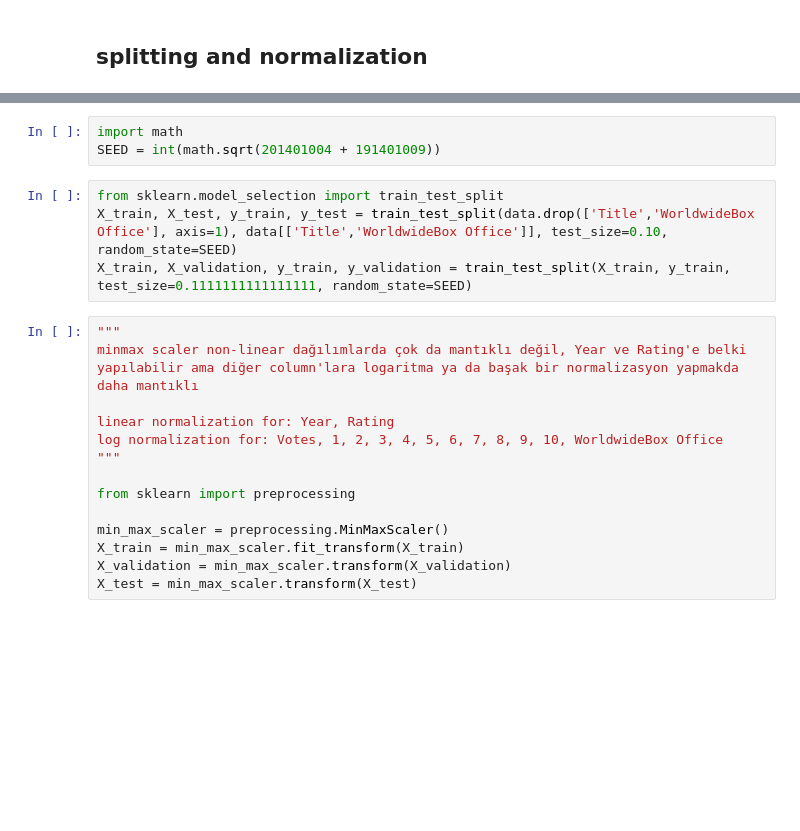
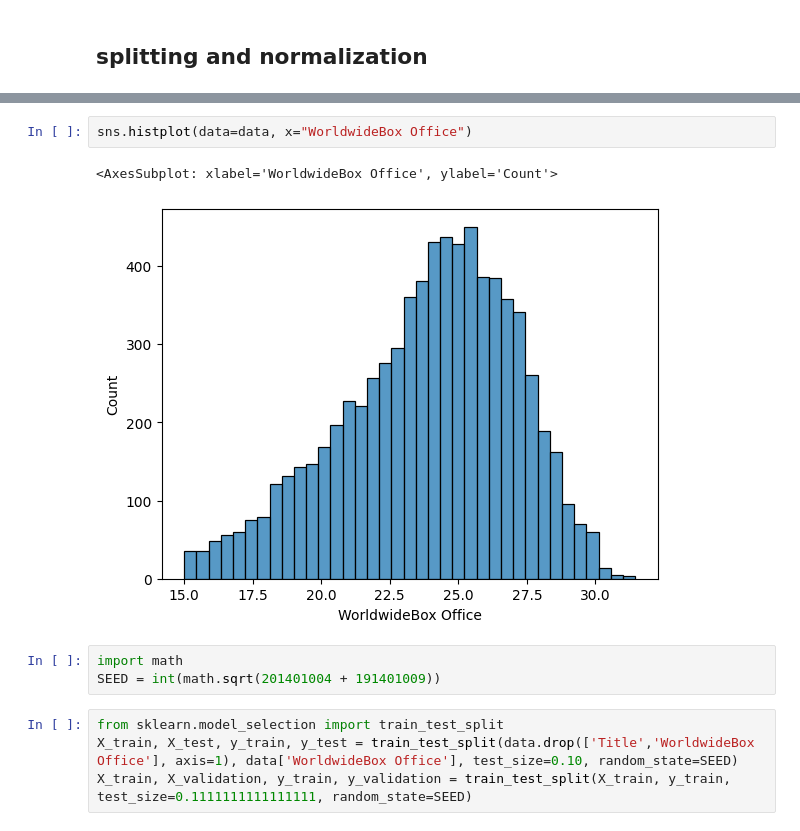
Before and after one commit to emre-bl/Movie-Revenue-Prediction, a Jupyter notebook: İMDB.ipynb, the cells around one changed output, grey strips where cells are left out. Cells and saved outputs as stored; diff of their text form; blank space fills up the shorter version.

```diff
--- a/İMDB.ipynb
+++ b/İMDB.ipynb
@@ -241,21 +262,12 @@ sns.lineplot(x=years, y=revenues)
+# %%
+sns.histplot(data=data, x="WorldwideBox Office")
+# %% [output]
+<AxesSubplot: xlabel='WorldwideBox Office', ylabel='Count'>
+[figure, added]
 # %%
 import math
 SEED = int(math.sqrt(201401004 + 191401009))
 # %%
 from sklearn.model_selection import train_test_split
-X_train, X_test, y_train, y_test = train_test_split(data.drop(['Title','WorldwideBox Office'], axis=1), data[['Title','WorldwideBox Office']], test_size=0.10, random_state=SEED)
+X_train, X_test, y_train, y_test = train_test_split(data.drop(['Title','WorldwideBox Office'], axis=1), data['WorldwideBox Office'], test_size=0.10, random_state=SEED)
 X_train, X_validation, y_train, y_validation = train_test_split(X_train, y_train, test_size=0.1111111111111111, random_state=SEED)
-# %%
-"""
-minmax scaler non-linear dağılımlarda çok da mantıklı değil, Year ve Rating'e belki yapılabilir ama diğer column'lara logaritma ya da başak bir normalizasyon yapmakda daha mantıklı
-
-linear normalization for: Year, Rating
-log normalization for: Votes, 1, 2, 3, 4, 5, 6, 7, 8, 9, 10, WorldwideBox Office
-"""
-
-from sklearn import preprocessing
-
-min_max_scaler = preprocessing.MinMaxScaler()
-X_train = min_max_scaler.fit_transform(X_train)
-X_validation = min_max_scaler.transform(X_validation)
-X_test = min_max_scaler.transform(X_test)
```
Also changed, not shown: parts of 32 cells of this notebook.
